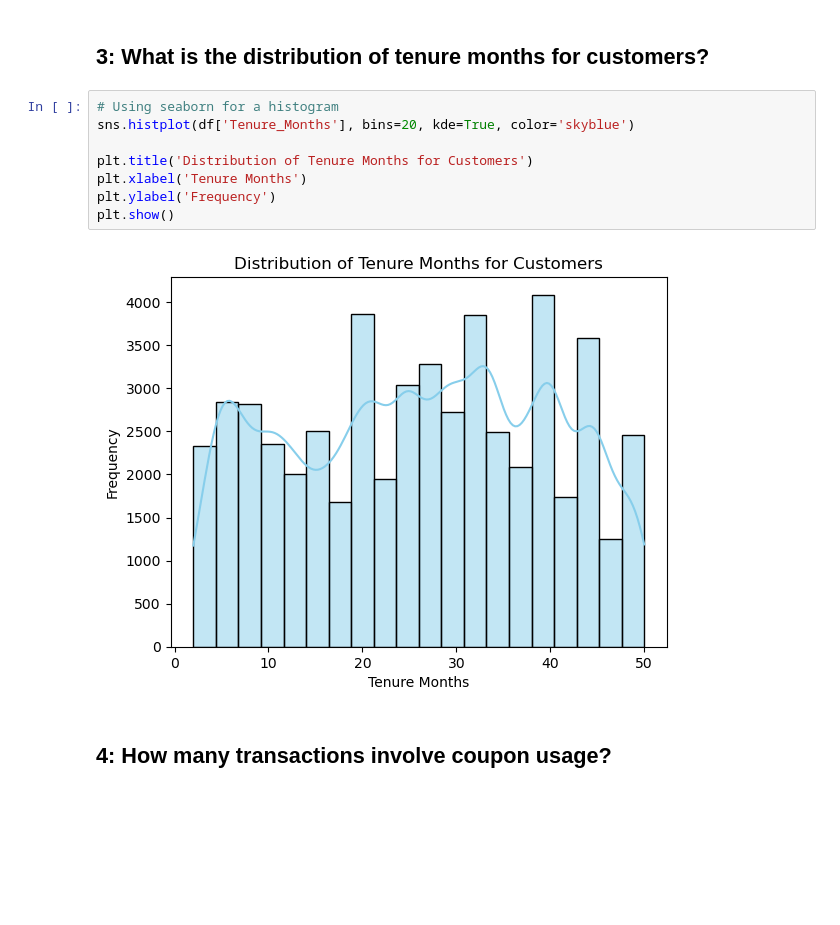
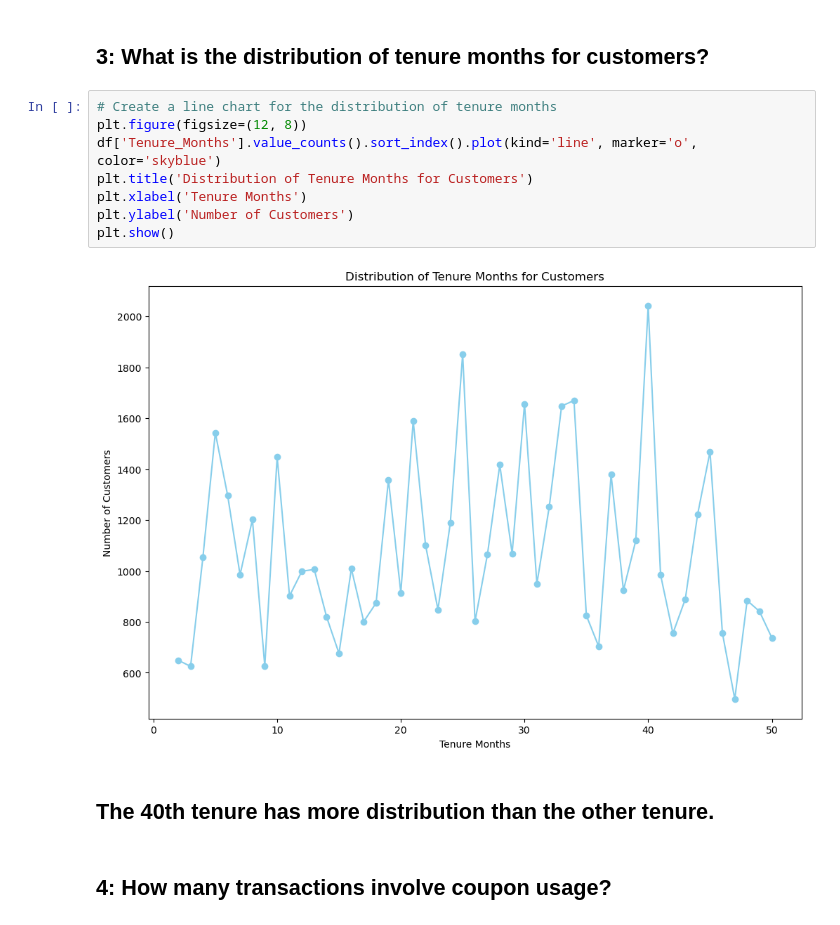
Before and after one commit to comfort75/Python, a Jupyter notebook: Online shopping.ipynb, the cells around one changed output. Saved outputs shown, nothing was run; the diff lists cells and outputs as text; blank space fills up the shorter version.

```diff
--- a/Online shopping.ipynb
+++ b/Online shopping.ipynb
@@ -339,15 +349,17 @@ Freq: M, Name: Online_Spend, dtype: float64
 # %% [markdown]
 ## 3: What is the distribution of tenure months for customers?
 # %%
-# Using seaborn for a histogram
-sns.histplot(df['Tenure_Months'], bins=20, kde=True, color='skyblue')
-
+# Create a line chart for the distribution of tenure months
+plt.figure(figsize=(12, 8))
+df['Tenure_Months'].value_counts().sort_index().plot(kind='line', marker='o', color='skyblue')
 plt.title('Distribution of Tenure Months for Customers')
 plt.xlabel('Tenure Months')
-plt.ylabel('Frequency')
+plt.ylabel('Number of Customers')
 plt.show()
 # %% [output]
-[figure, old version]
+[figure, new version]
+# %% [markdown]
+## The 40th tenure has more distribution than the other tenure.
 # %% [markdown]
 ## 4: How many transactions involve coupon usage?
 # %%
```
Also changed, not shown: parts of 17 cells of this notebook.
